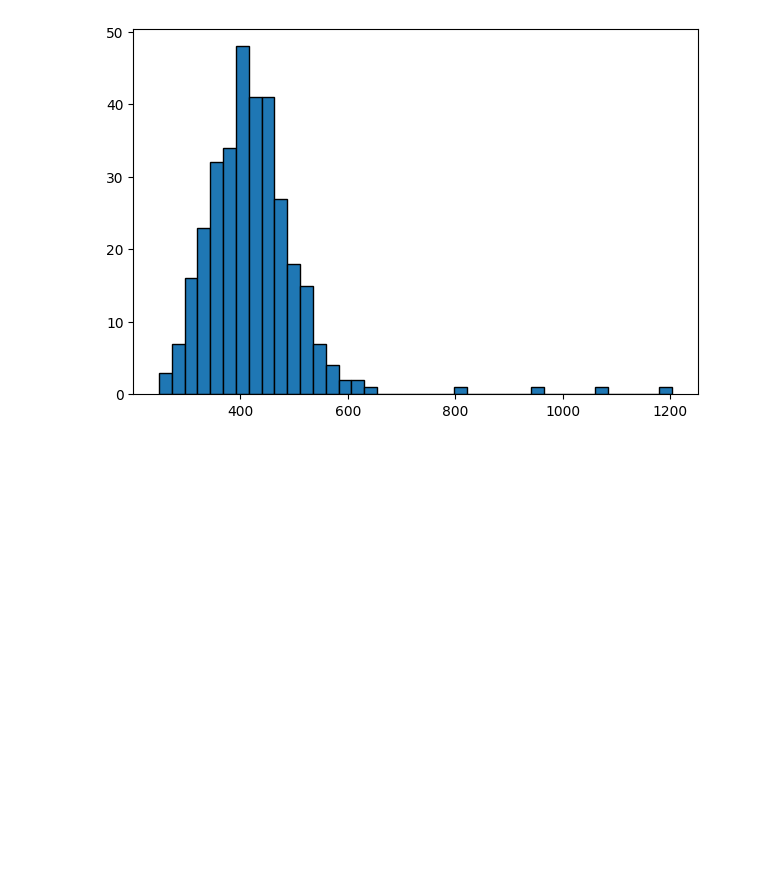
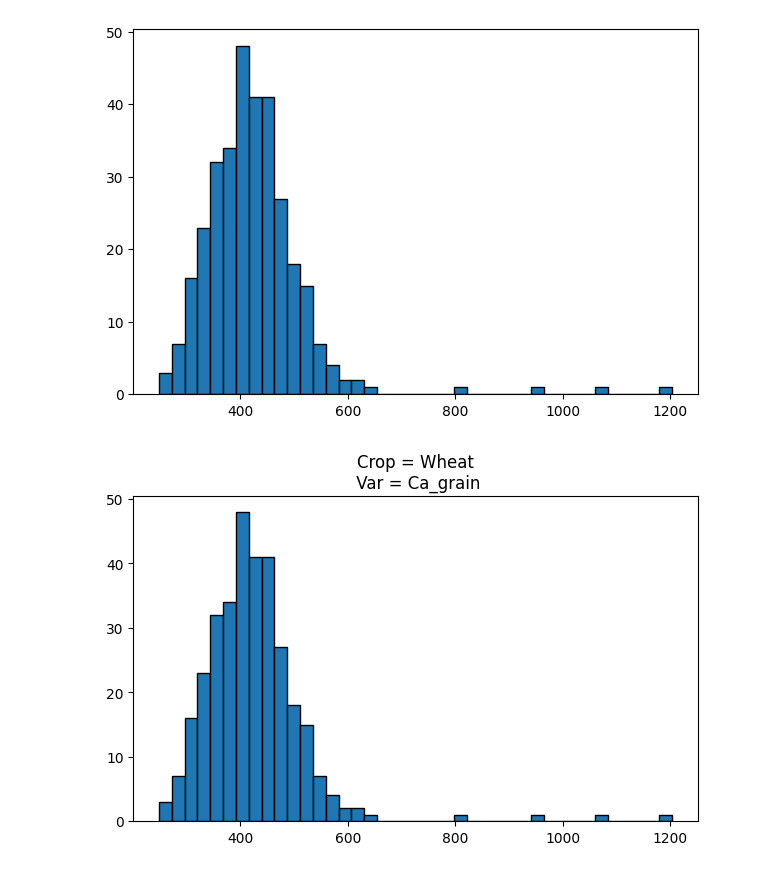
Before and after one commit to Jake-Carter-ICP/Data-Analysis-With-Nature-Scientific-Data, a Jupyter notebook: ETH_crop_python.ipynb, the cells around one changed output. Saved outputs shown, nothing was run; the diff lists cells and outputs as text; code cells hidden in the pictures; blank space fills up the shorter version.

Commit message:
defining functions

```diff
--- a/ETH_crop_python.ipynb
+++ b/ETH_crop_python.ipynb
@@ -126,3 +126,19 @@ ax.hist(plot_data['Ca_grain'], bins = 40, edgecolor = 'black')
 plt.show()
 # %% [output]
 [figure]
+# %%
+def filt_to_hist(df_to_plot, crop_filter_var, hist_var):
+    """Function filters to filter var then plots hist_var as
+    a histogram"""
+    df_in = df \
+        .query('Crop == @crop_filter_var')
+
+    fig, ax = plt.subplots(figsize = [6,4], layout = 'constrained')
+
+    ax.hist(plot_data[hist_var], bins = 40, edgecolor = 'black')
+    ax.set_title('Crop = ' + crop_filter_var + '\n Var = ' + hist_var)
+    plt.show()
+# %%
+filt_to_hist(df, 'Wheat', 'Ca_grain')
+# %% [output]
+[figure, added]
```
Also changed, not shown: 1 other file.
